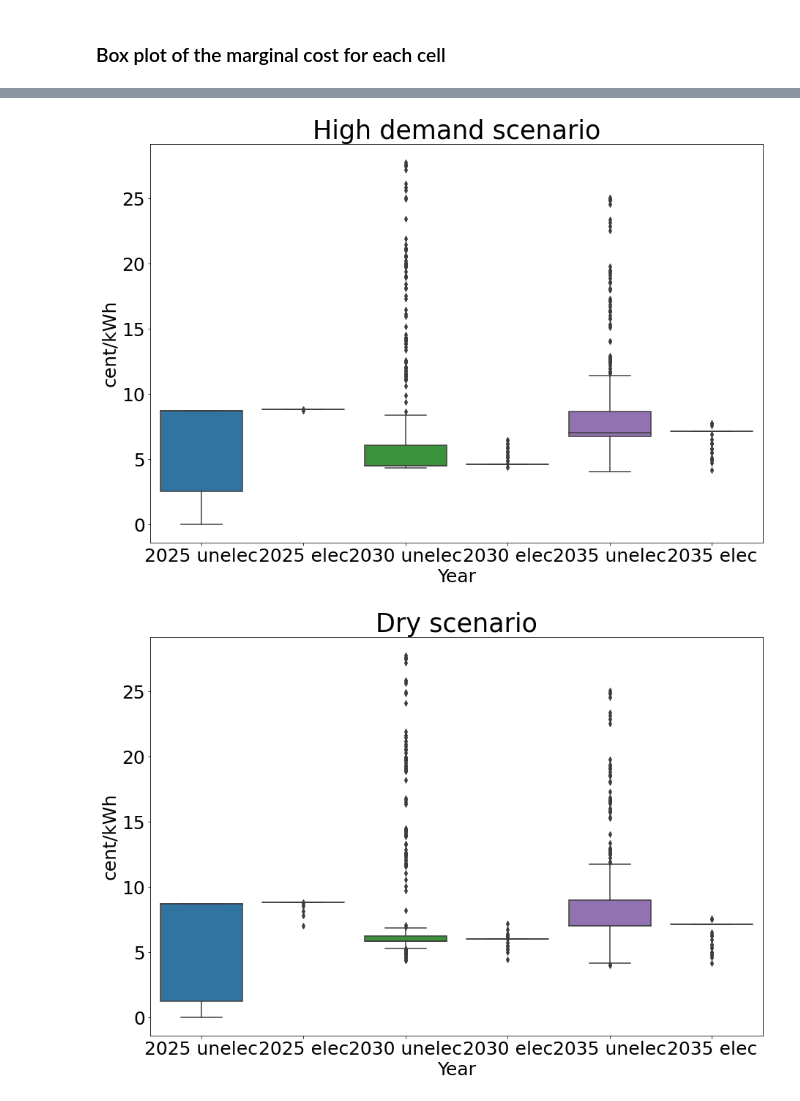
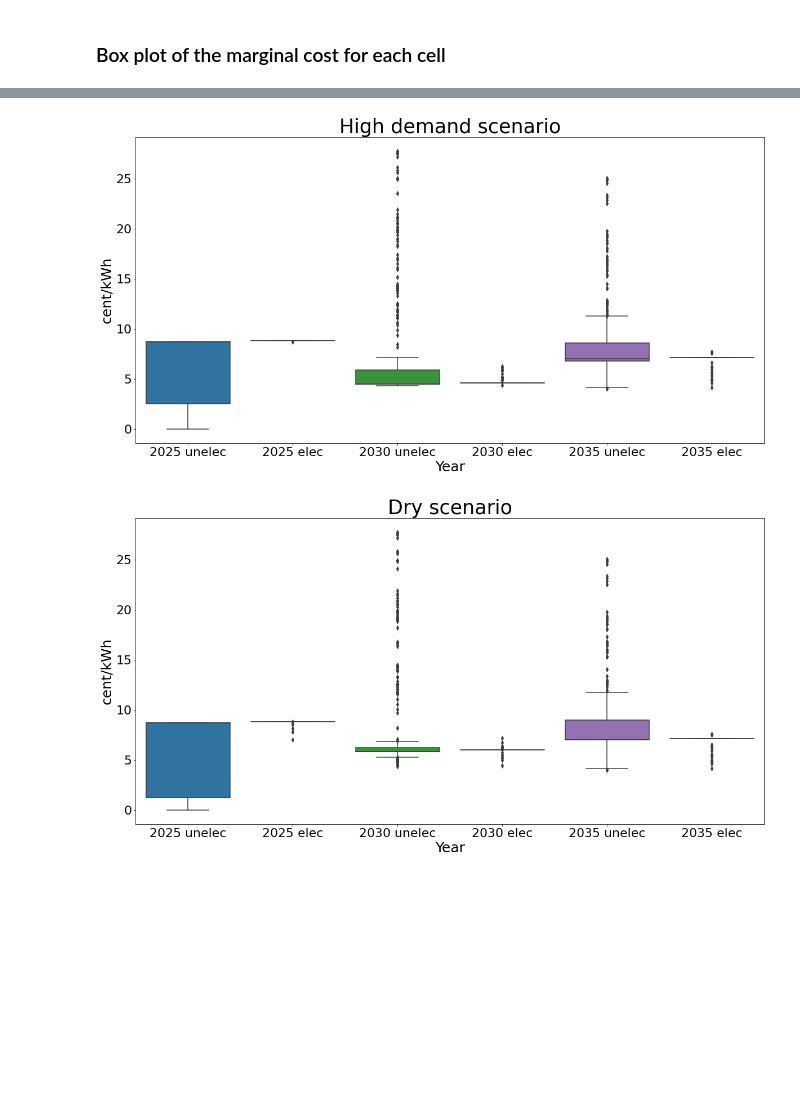
Before and after one commit to KTH-dESA/GEOSeMOSYS_Kenya, a Jupyter notebook: src/GEOSeMOSYS - exploring linear programming geospatial modelling.ipynb, the cells around one changed output, grey strips where cells are left out. Drawn from its saved outputs; the diff is of its cells as text; code cells hidden in the pictures; blank space fills up the shorter version.

```diff
--- a/src/GEOSeMOSYS - exploring linear programming geospatial modelling.ipynb
+++ b/src/GEOSeMOSYS - exploring linear programming geospatial modelling.ipynb
@@ -518,16 +521,16 @@ prod_ref.head(10)
 # %%
 import seaborn as sns
 
-dual_ref = pd.read_csv("../results/results files/Dual_REF.csv")
+dual_ref = pd.read_csv("../results_submittedversion/results/Dual_REF.csv")
 df = pd.DataFrame(data=dual_ref, columns=["2025 unelec", "2025 elec", "2030 unelec","2030 elec", "2035 unelec", "2035 elec"])
 boxplot = sns.boxplot(x="variable", y="value", data=pd.melt(df))
-boxplot.tick_params(axis='both', which='major', labelsize=25)
+boxplot.tick_params(axis='both', which='major', labelsize=22)
 boxplot.axes.set_title("Reference scenario", fontsize=35)
 boxplot.set_xlabel("Year", fontsize=25)
 boxplot.set_ylabel("cent/kWh", fontsize=25)
 
-plt.rcParams["figure.figsize"] = (15,10)
+plt.rcParams["figure.figsize"] = (20,5)
 
-plt.savefig('../results/results files/REF_boxplot.png')
+plt.savefig('../results_submittedversion/results/REF_boxplot.png')
 plt.show()
 # %% [output]
@@ -535,31 +538,31 @@ plt.show()
 # %%
 import seaborn as sns
-dual_ref = pd.read_csv("../results_substation/results/Vision_dual.csv")
+dual_ref = pd.read_csv("../results_submittedversion/results/Vision_dual.csv")
 df = pd.DataFrame(data=dual_ref, columns=["2025 unelec", "2025 elec", "2030 unelec","2030 elec", "2035 unelec", "2035 elec"])
 boxplot = sns.boxplot(x="variable", y="value", data=pd.melt(df))
-boxplot.tick_params(axis='both', which='major', labelsize=25)
+boxplot.tick_params(axis='both', which='major', labelsize=22)
 boxplot.axes.set_title("High demand scenario", fontsize=35)
 boxplot.set_xlabel("Year", fontsize=25)
 boxplot.set_ylabel("cent/kWh", fontsize=25)
 
 plt.rcParams["figure.figsize"] = (30,10)
 
-plt.savefig('../results_substation/results/Highdemand_boxplot.png')
+plt.savefig('../results_submittedversion/results/Highdemand_boxplot.png')
 plt.show()
 # %% [output]
-[figure, old version]
+[figure, new version]
 # %%
-dual_ref = pd.read_csv("../results/results files/Dual_dry.csv")
+dual_ref = pd.read_csv("../results_submittedversion/results/Dual_dry.csv")
 df = pd.DataFrame(data=dual_ref, columns=["2025 unelec", "2025 elec", "2030 unelec","2030 elec", "2035 unelec", "2035 elec"])
 boxplot = sns.boxplot(x="variable", y="value", data=pd.melt(df))
-boxplot.tick_params(axis='both', which='major', labelsize=25)
+boxplot.tick_params(axis='both', which='major', labelsize=22)
 boxplot.axes.set_title("Dry scenario", fontsize=35)
 boxplot.set_xlabel("Year", fontsize=25)
 boxplot.set_ylabel("cent/kWh", fontsize=25)
 
-plt.rcParams["figure.figsize"] = (15,10)
+plt.rcParams["figure.figsize"] = (30,10)
 
-plt.savefig('../results/results files/Dry_boxplot.png')
+plt.savefig('../results_submittedversion/results/Dry_boxplot.png')
 plt.show()
 # %% [output]
-[figure, old version]
+[figure, new version]
```
Also changed, not shown: parts of 3 cells of this notebook, 1 other file.
